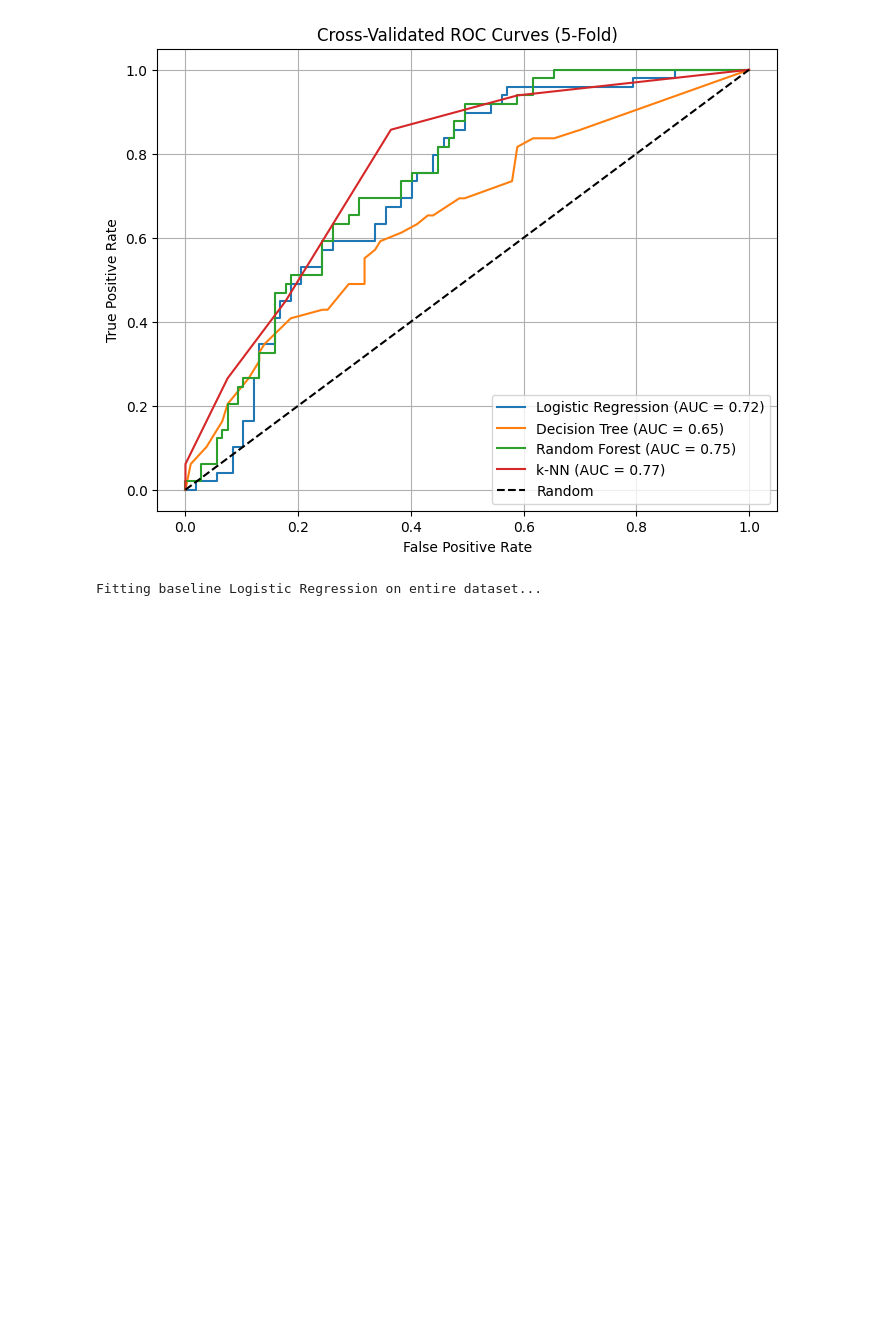
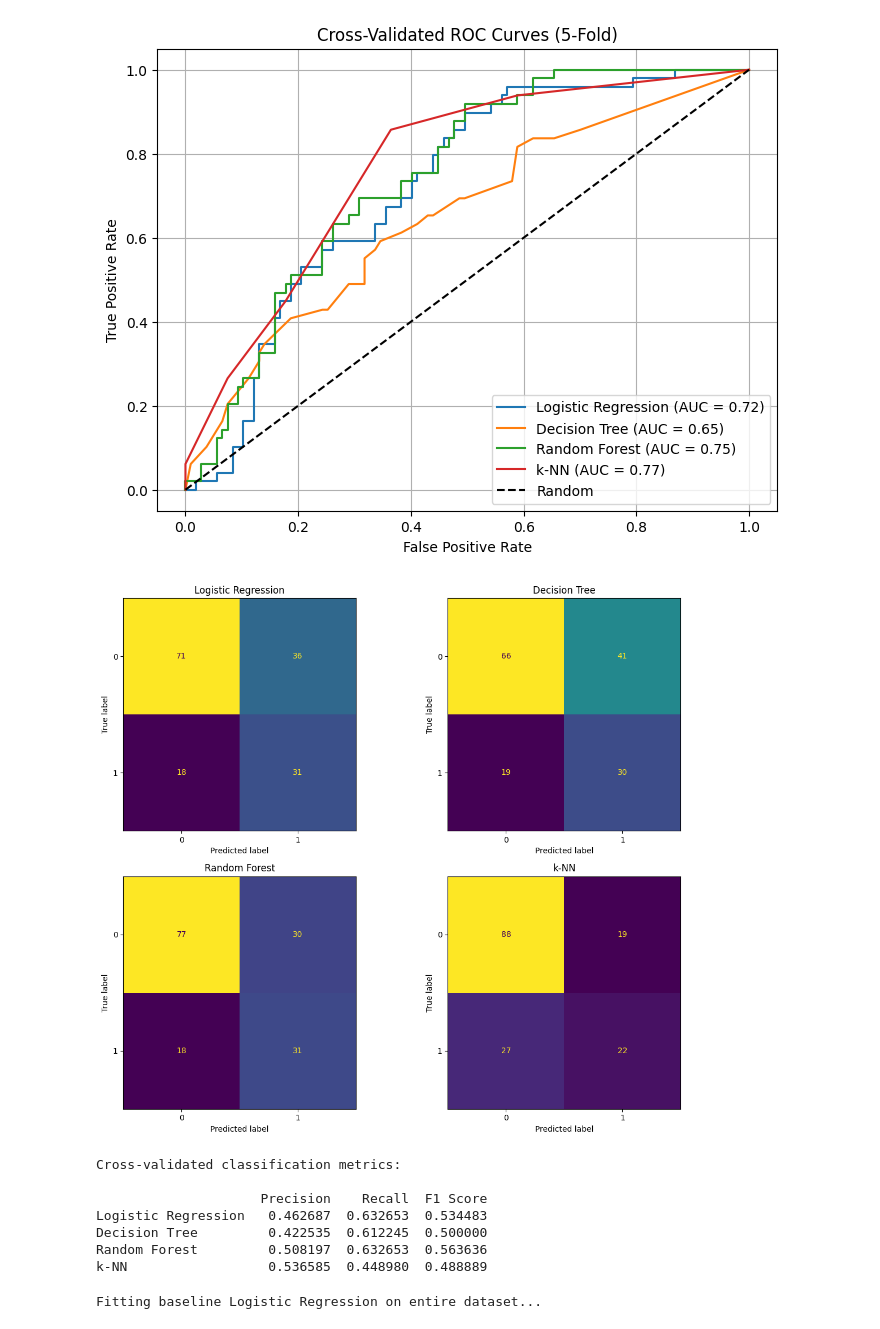
Before and after one commit to luisagmazuca/Prediabetes-research, a Jupyter notebook: code.ipynb, the cells around one changed output. Saved outputs shown, nothing was run; the diff lists cells and outputs as text; code cells hidden in the pictures; blank space fills up the shorter version.

Commit message:
Added more metrics

```diff
--- a/code.ipynb
+++ b/code.ipynb
@@ -234,6 +234,57 @@ plt.grid(True)
 plt.show()
 # %% [output]
 [figure]
+# %%
+#Add more metrics: Precision-Recall curve, confusion matrix, etc.
+from sklearn.metrics import (
+    precision_score, recall_score, f1_score,
+    confusion_matrix, ConfusionMatrixDisplay
+)
+metrics_results = {}
+
+plt.figure(figsize=(12, 10))
+
+for i, (name, model) in enumerate(models.items(), 1):
+
+    # Out-of-fold predictions (class labels)
+    y_pred = cross_val_predict(model, X, y, cv=cv, method="predict")
+
+    # Metrics
+    precision = precision_score(y, y_pred)
+    recall = recall_score(y, y_pred)
+    f1 = f1_score(y, y_pred)
+
+    metrics_results[name] = {
+        "Precision": precision,
+        "Recall": recall,
+        "F1 Score": f1
+    }
+
+    #Confusion matrix
+    cm = confusion_matrix(y, y_pred)
+    plt.subplot(2, 2, i)
+    disp = ConfusionMatrixDisplay(confusion_matrix=cm)
+    disp.plot(ax=plt.gca(), colorbar=False)
+    plt.title(name)
+
+plt.tight_layout()
+#plt.savefig("confusion_matrices.png", bbox_inches="tight")
+plt.show()
+
+# Convert metrics to DataFrame
+df_metrics = pd.DataFrame(metrics_results).T
+
+print("\nCross-validated classification metrics:\n")
+print(df_metrics)
+# %% [output]
+[figure, added]
+Cross-validated classification metrics:
+
+                     Precision    Recall  F1 Score
+Logistic Regression   0.462687  0.632653  0.534483
+Decision Tree         0.422535  0.612245  0.500000
+Random Forest         0.508197  0.632653  0.563636
+k-NN                  0.536585  0.448980  0.488889
 # %%
 #Base logistic regression
 print("\nFitting baseline Logistic Regression on entire dataset...")
```
